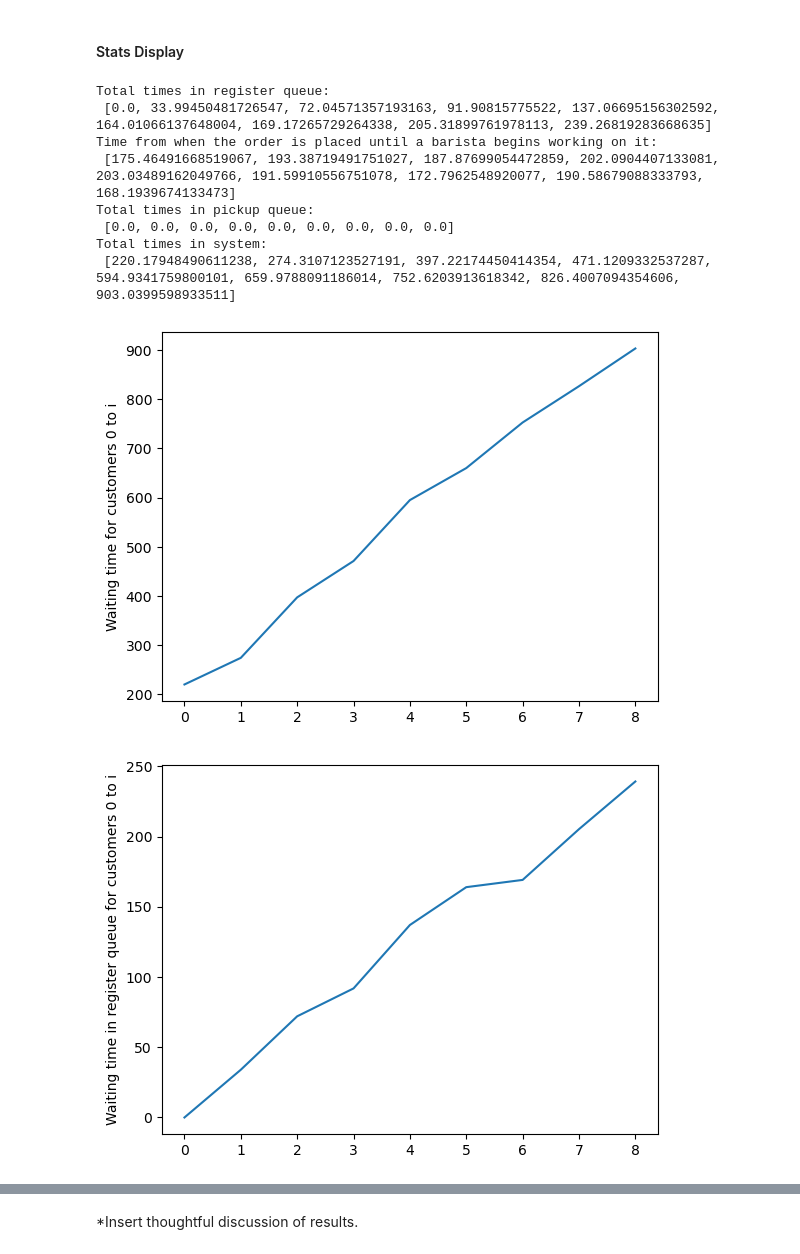
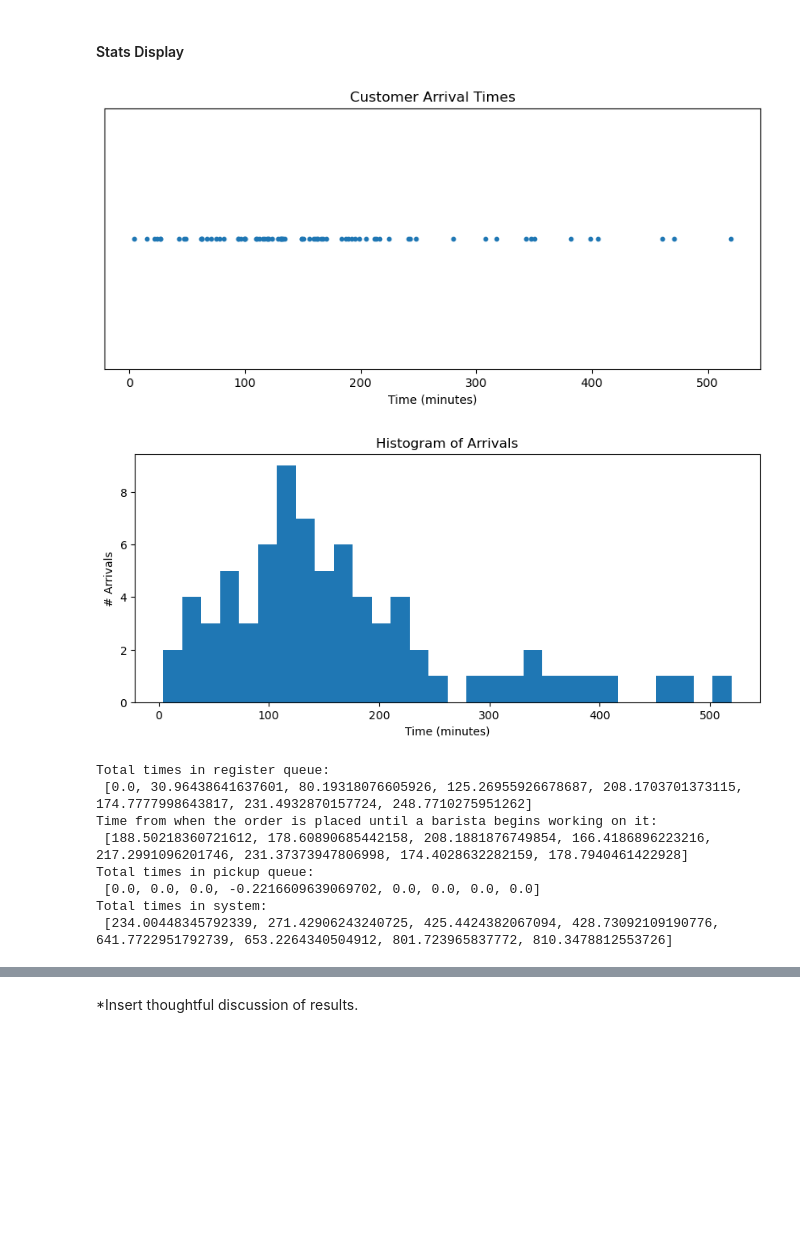
Before and after one commit to ThordisME/HERM, a Jupyter notebook: thordis_tomfoolery/cafe.ipynb, the cells around one changed output, grey strips where cells are left out. Drawn from its saved outputs; the diff is of its cells as text; code cells hidden in the pictures; blank space fills up the shorter version.

Commit message:
Small changes
I forgot to upload these changes yesterday to the arrival distribution. Whoops.

```diff
--- a/thordis_tomfoolery/cafe.ipynb
+++ b/thordis_tomfoolery/cafe.ipynb
@@ -52,6 +65,8 @@ class Stats:
 
         self.time_until_prep_begins = []        # The time from the customer places the order until a barista begins working on it.
 
+        self.arrival_times = []                 # For plotting.
+
         # OTHER CUSTOMER-RELATED MEASURES
         self.avg_length_register_queue = []     # This is a list because we might also want to graph this. Average length of queue per every hour, or something.
         self.avg_length_pickup_queue = []       # I don't think this has ever not been 0. I'm tracking it for the sake of consistency, though.
@@ -247,7 +266,7 @@ def arrivals_generator(env, stats_keeper, register, barista, pickup, rates, clos
 # %% [markdown]
 I should probably add a short description above each function. Readibility reasons.
 # %%
-def simulate(num_registers, num_baristas, num_pickups, rates, closing_time, ttl):
+def simulate(num_registers, num_baristas, num_pickups, rates, arrival_rate, closing_time, ttl):
     '''
     Simulates the process with the specified:
         - num_registers:    int, number of registers / staff at registers.
@@ -275,6 +294,7 @@ def simulate(num_registers, num_baristas, num_pickups, rates, closing_time, ttl)
         barista=barista,
         pickup=pickup,
         rates=rates,
+        arrival_rate=arrival_rate,
         closing_time=closing_time,
         seed=360
     ))
@@ -305,6 +325,29 @@ def plot_stats(statistics):
     plt.plot(statistics.time_until_prep_begins)
     plt.ylabel('Waiting time until barista begins working on order for customers 0 to i')
     plt.show()
+# %%
+def plot_arrivals(statistics):
+    '''
+    Plots arrivals as a scatter plot + rate histogram.
+    '''
+    arrivals = statistics.arrival_times
+
+    plt.figure(figsize=(10,4))
+
+    # Scatter plot
+    plt.scatter(arrivals, [0]*len(arrivals), s=10)
+    plt.title("Customer Arrival Times")
+    plt.xlabel("Time (minutes)")
+    plt.yticks([])
+    plt.show()
+
+    # Histogram
+    plt.figure(figsize=(10,4))
+    plt.hist(arrivals, bins=30)
+    plt.xlabel("Time (minutes)")
+    plt.ylabel("# Arrivals")
+    plt.title("Histogram of Arrivals")
+    plt.show()
 # %% [markdown]
 ## Default run, default values
 # %% [markdown]
@@ -317,5 +360,5 @@ We start out with:
 
 * We'll want to define more, obviously.
 # %%
-default = simulate(1, 2, 1, rates, closing_time, 1000)
+default = simulate(1, 2, 1, rates, arrival_rate, closing_time, 1000)
 # %% [output]
@@ -339,16 +382,17 @@ default = simulate(1, 2, 1, rates, closing_time, 1000)
 # %% [markdown]
 #### Stats Display
 # %%
+plot_arrivals(default)
 print_stats(default)
 plot_stats(default)
 # %% [output]
-Total times in register queue:
- [0.0, 33.99450481726547, 72.04571357193163, 91.90815775522, 137.06695156302592, 164.01066137648004, 169.17265729264338, 205.31899761978113, 239.26819283668635]
-Time from when the order is placed until a barista begins working on it:
- [175.46491668519067, 193.38719491751027, 187.87699054472859, 202.0904407133081, 203.03489162049766, 191.59910556751078, 172.7962548920077, 190.58679088333793, 168.1939674133473]
-Total times in pickup queue:
- [0.0, 0.0, 0.0, 0.0, 0.0, 0.0, 0.0, 0.0, 0.0]
-Total times in system:
- [220.17948490611238, 274.3107123527191, 397.22174450414354, 471.1209332537287, 594.9341759800101, 659.9788091186014, 752.6203913618342, 826.4007094354606, 903.0399598933511]
-[figure, old version]
+[figure, new version]
-[figure, old version]
+[figure, new version]
+Total times in register queue:
+ [0.0, 30.96438641637601, 80.19318076605926, 125.26955926678687, 208.1703701373115, 174.7777998643817, 231.4932870157724, 248.7710275951262]
+Time from when the order is placed until a barista begins working on it:
+ [188.50218360721612, 178.60890685442158, 208.1881876749854, 166.4186896223216, 217.2991096201746, 231.37373947806998, 174.4028632282159, 178.7940461422928]
+Total times in pickup queue:
+ [0.0, 0.0, 0.0, -0.2216609639069702, 0.0, 0.0, 0.0, 0.0]
+Total times in system:
+ [234.00448345792339, 271.42906243240725, 425.4424382067094, 428.73092109190776, 641.7722951792739, 653.2264340504912, 801.723965837772, 810.3478812553726]
```
Also changed, not shown: parts of 8 cells of this notebook.
